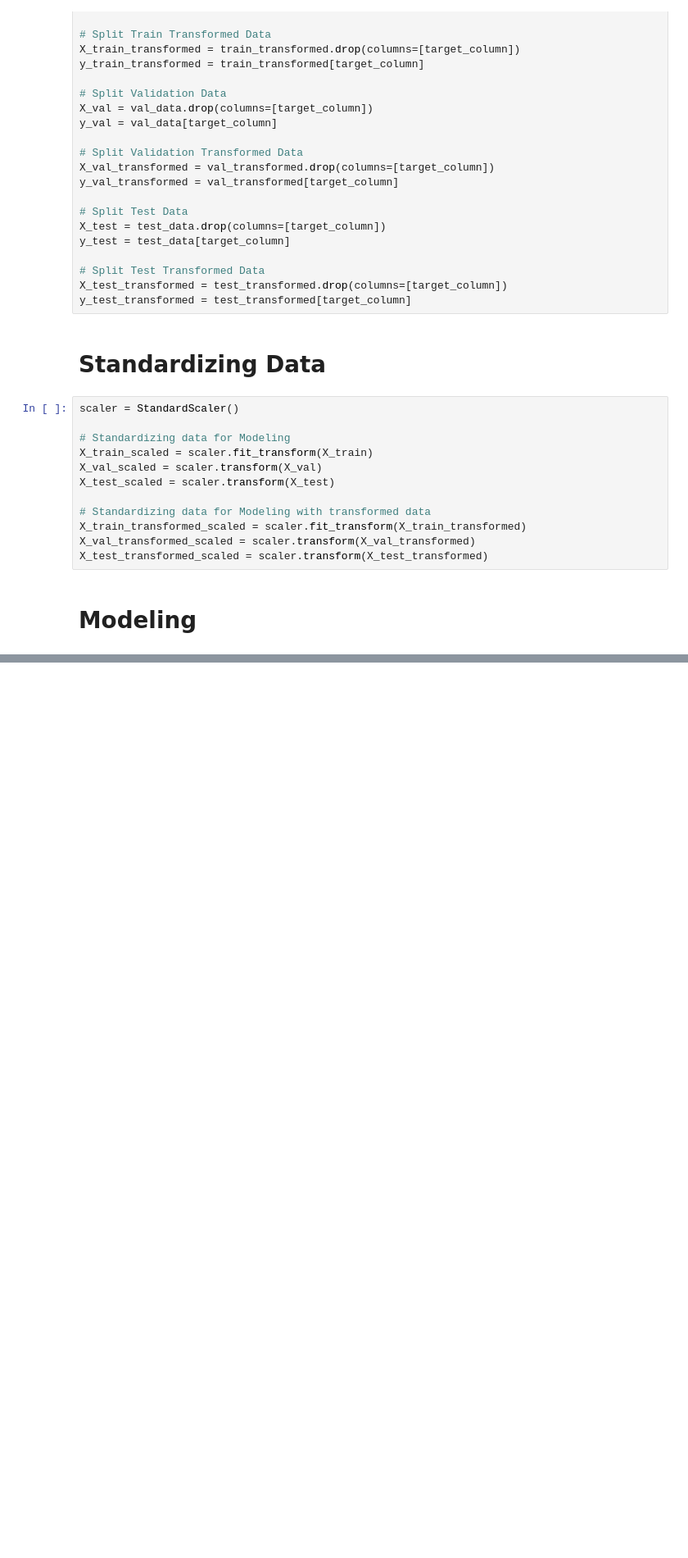
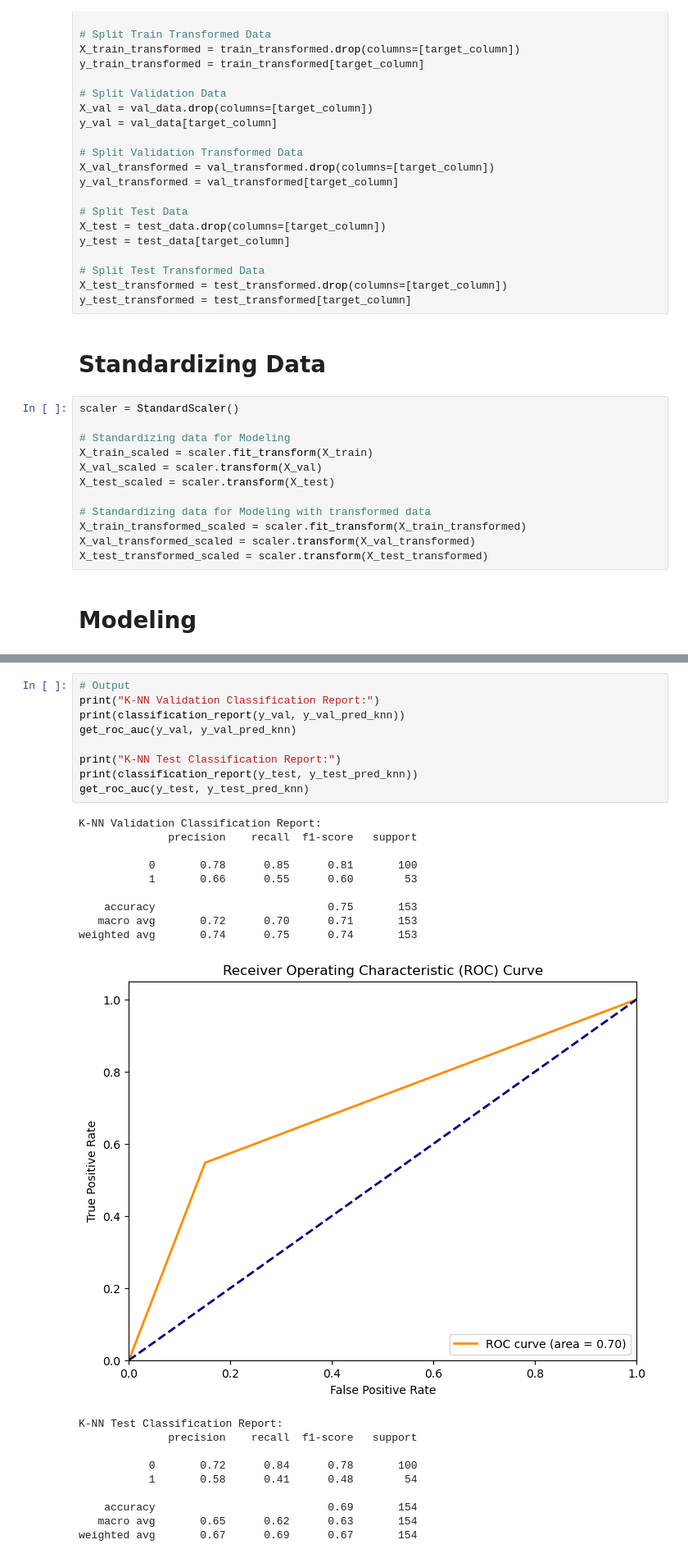
Before and after one commit to TanKyeWen/DiabetesPrediction, a Jupyter notebook: (SE)_Assign2_TanKyeWen_2103121.ipynb, the cells around one changed output, grey strips where cells are left out. Shown at 82% size. Cells and saved outputs as stored; diff of their text form; blank space fills up the shorter version.

```diff
--- a/(SE)_Assign2_TanKyeWen_2103121.ipynb
+++ b/(SE)_Assign2_TanKyeWen_2103121.ipynb
@@ -98,0 +373,29 @@ hybrid_models = {
+# %%
+# Output
+print("K-NN Validation Classification Report:")
+print(classification_report(y_val, y_val_pred_knn))
+get_roc_auc(y_val, y_val_pred_knn)
+
+print("K-NN Test Classification Report:")
+print(classification_report(y_test, y_test_pred_knn))
+get_roc_auc(y_test, y_test_pred_knn)
+# %% [output]
+K-NN Validation Classification Report:
+              precision    recall  f1-score   support
+
+           0       0.78      0.85      0.81       100
+           1       0.66      0.55      0.60        53
+
+    accuracy                           0.75       153
+   macro avg       0.72      0.70      0.71       153
+weighted avg       0.74      0.75      0.74       153
+[figure, added]
+K-NN Test Classification Report:
+              precision    recall  f1-score   support
+
+           0       0.72      0.84      0.78       100
+           1       0.58      0.41      0.48        54
+
+    accuracy                           0.69       154
+   macro avg       0.65      0.62      0.63       154
+weighted avg       0.67      0.69      0.67       154
```
Also changed, not shown: parts of 40 cells of this notebook, 1 other file.
